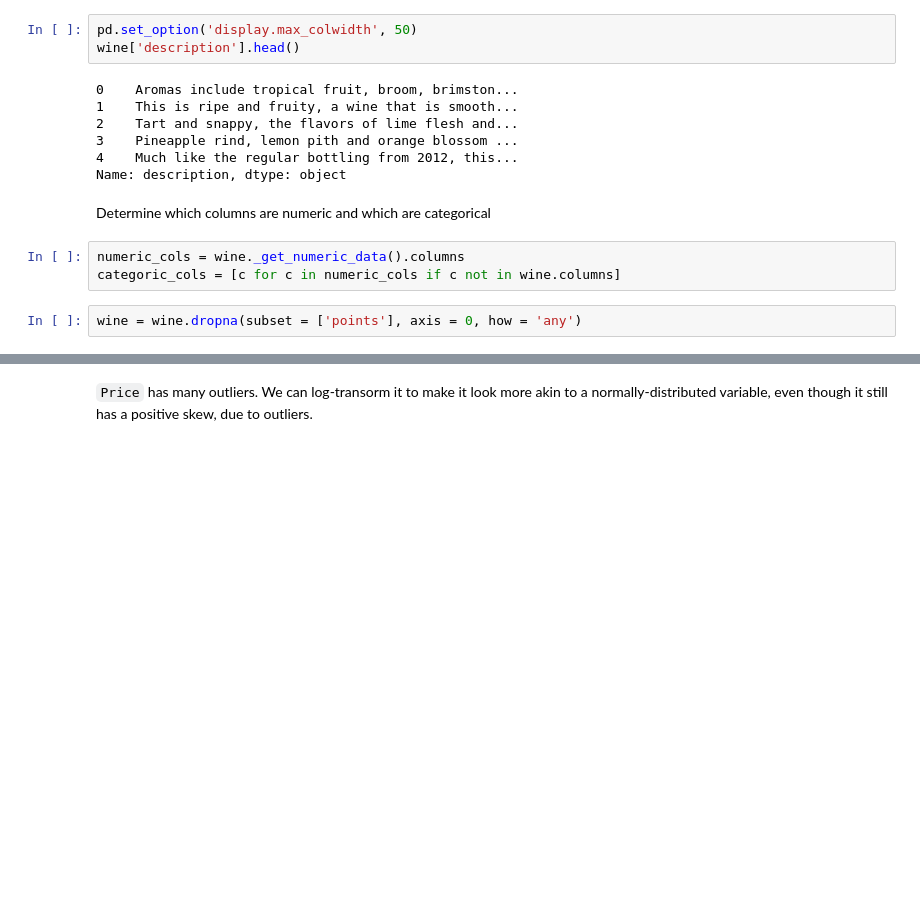
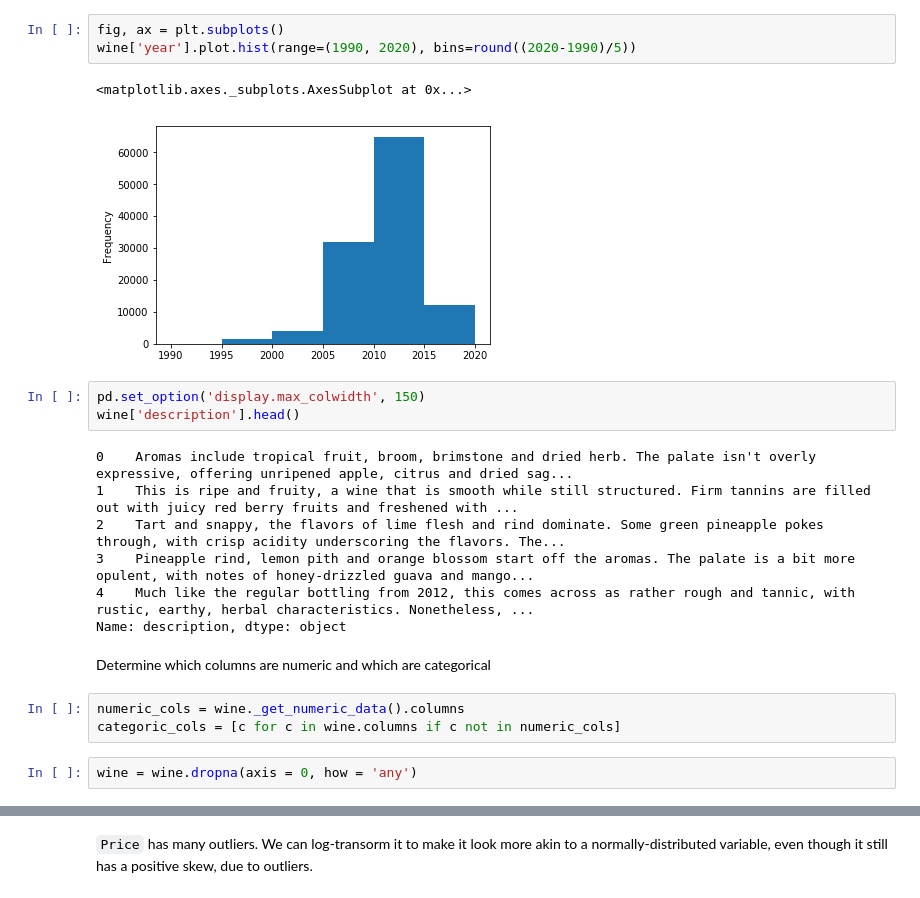
Before and after one commit to jbertscher/wining-and-mining, a Jupyter notebook: notebooks/1.0-jb-initial-data-exploration.ipynb, the cells around one changed output, grey strips where cells are left out. Drawn from its saved outputs; the diff is of its cells as text; blank space fills up the shorter version.

```diff
--- a/notebooks/1.0-jb-initial-data-exploration.ipynb
+++ b/notebooks/1.0-jb-initial-data-exploration.ipynb
@@ -47,20 +97,26 @@ wine['year'] = wine['year'].astype(int)
+# %%
+fig, ax = plt.subplots()
+wine['year'].plot.hist(range=(1990, 2020), bins=round((2020-1990)/5))
+# %% [output]
+<matplotlib.axes._subplots.AxesSubplot at 0x...>
+[figure, added]
 # %%
-pd.set_option('display.max_colwidth', 50)
+pd.set_option('display.max_colwidth', 150)
 wine['description'].head()
 # %% [output]
-0    Aromas include tropical fruit, broom, brimston...
-1    This is ripe and fruity, a wine that is smooth...
-2    Tart and snappy, the flavors of lime flesh and...
-3    Pineapple rind, lemon pith and orange blossom ...
-4    Much like the regular bottling from 2012, this...
+0    Aromas include tropical fruit, broom, brimstone and dried herb. The palate isn't overly expressive, offering unripened apple, citrus and dried sag...
+1    This is ripe and fruity, a wine that is smooth while still structured. Firm tannins are filled out with juicy red berry fruits and freshened with ...
+2    Tart and snappy, the flavors of lime flesh and rind dominate. Some green pineapple pokes through, with crisp acidity underscoring the flavors. The...
+3    Pineapple rind, lemon pith and orange blossom start off the aromas. The palate is a bit more opulent, with notes of honey-drizzled guava and mango...
+4    Much like the regular bottling from 2012, this comes across as rather rough and tannic, with rustic, earthy, herbal characteristics. Nonetheless, ...
 Name: description, dtype: object
 # %% [markdown]
 Determine which columns are numeric and which are categorical
 # %%
 numeric_cols = wine._get_numeric_data().columns
-categoric_cols = [c for c in numeric_cols if c not in wine.columns]
+categoric_cols = [c for c in wine.columns if c not in numeric_cols]
 # %%
-wine = wine.dropna(subset = ['points'], axis = 0, how = 'any')
+wine = wine.dropna(axis = 0, how = 'any')
 # %%
 wine['points'].corr(wine['price'])
 # %% [output]
```
Also changed, not shown: parts of 38 cells of this notebook, 2 other files.
